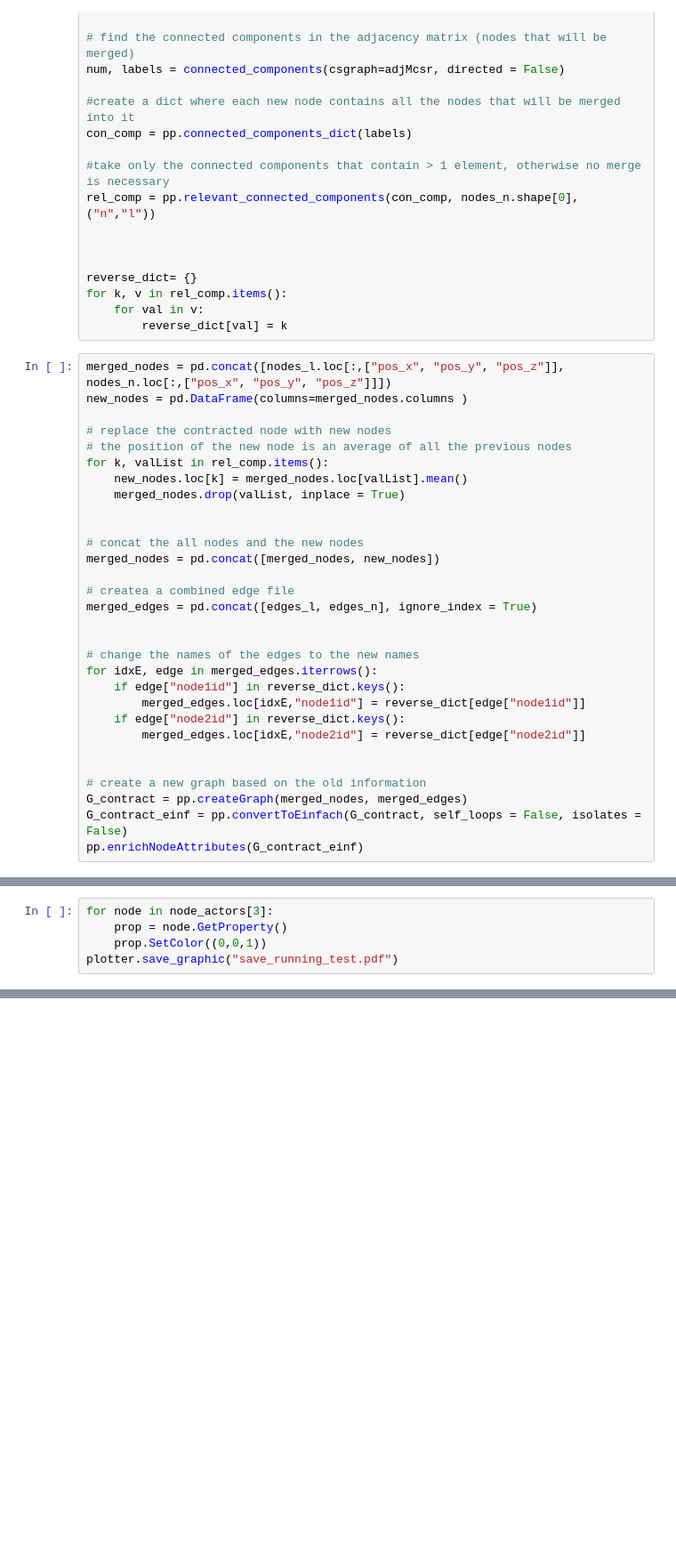
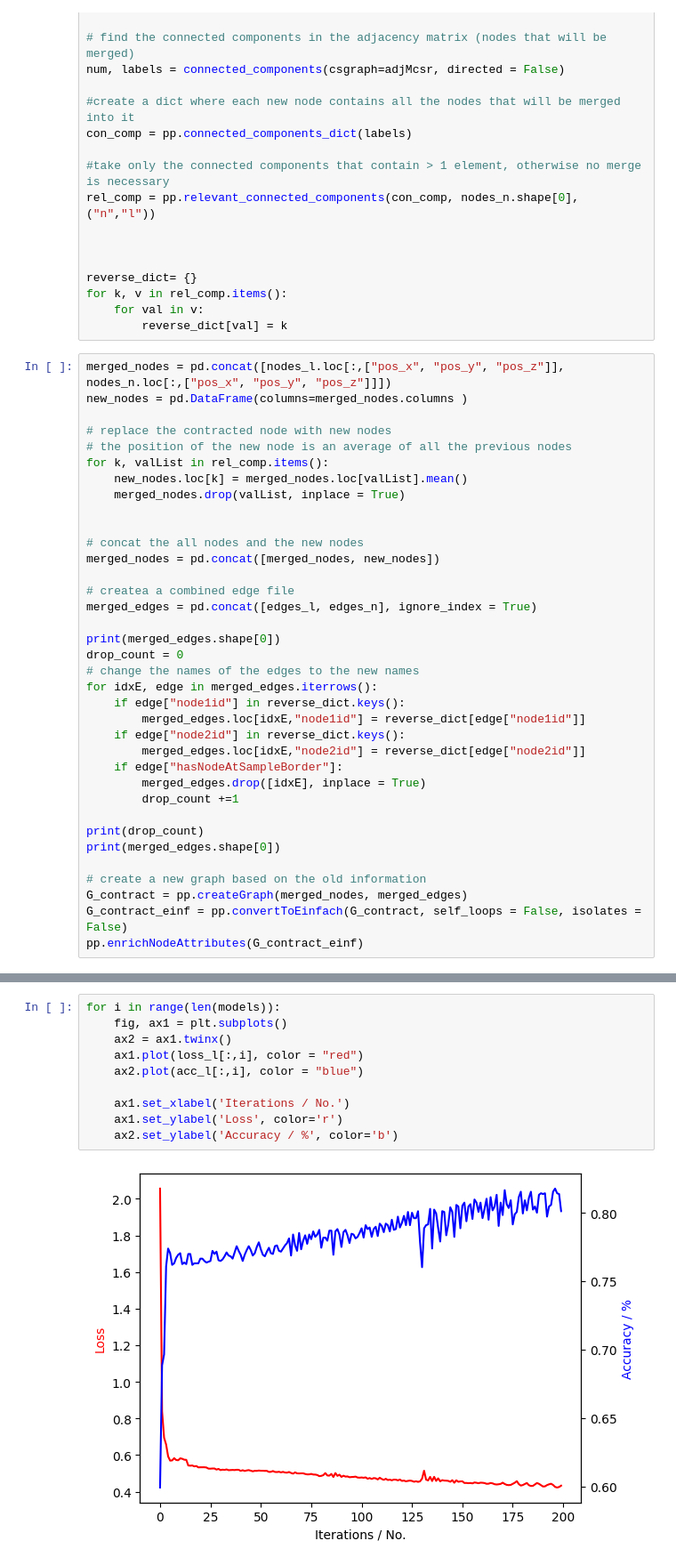
Before and after one commit to luxtu/graphs_in_ophthalmology, a Jupyter notebook: main.ipynb, the cells around one changed output, grey strips where cells are left out. Shown: that part at 89% size. Cells and saved outputs as stored; diff of their text form; blank space fills up the shorter version.

```diff
--- a/main.ipynb
+++ b/main.ipynb
@@ -194,14 +194,20 @@ merged_nodes = pd.concat([merged_nodes, new_nodes])
 # createa a combined edge file
 merged_edges = pd.concat([edges_l, edges_n], ignore_index = True)
 
-
+print(merged_edges.shape[0])
+drop_count = 0
 # change the names of the edges to the new names
 for idxE, edge in merged_edges.iterrows():
     if edge["node1id"] in reverse_dict.keys():
         merged_edges.loc[idxE,"node1id"] = reverse_dict[edge["node1id"]]
     if edge["node2id"] in reverse_dict.keys():
         merged_edges.loc[idxE,"node2id"] = reverse_dict[edge["node2id"]]
+    if edge["hasNodeAtSampleBorder"]:
+        merged_edges.drop([idxE], inplace = True)
+        drop_count +=1
 
+print(drop_count)
+print(merged_edges.shape[0])
 
 # create a new graph based on the old information
 G_contract = pp.createGraph(merged_nodes, merged_edges)
@@ -434,5 +333,0 @@ vtkOpenGLProperty (0x4d5a4b00)
-# %%
-for node in node_actors[3]:
-    prop = node.GetProperty()
-    prop.SetColor((0,0,1))
-plotter.save_graphic("save_running_test.pdf")
@@ -461,0 +445,12 @@ for i in range(len(models)):
+# %%
+for i in range(len(models)):
+    fig, ax1 = plt.subplots()
+    ax2 = ax1.twinx()
+    ax1.plot(loss_l[:,i], color = "red")
+    ax2.plot(acc_l[:,i], color = "blue")
+
+    ax1.set_xlabel('Iterations / No.')
+    ax1.set_ylabel('Loss', color='r')
+    ax2.set_ylabel('Accuracy / %', color='b')
+# %% [output]
+[figure, added]
```
Also changed, not shown: parts of 13 cells of this notebook, 1 other file.
